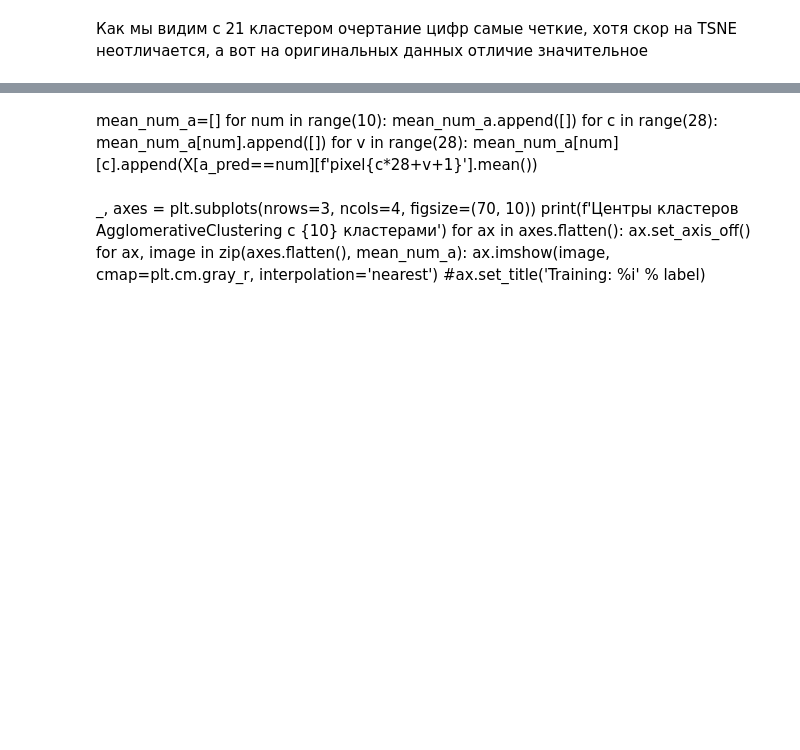
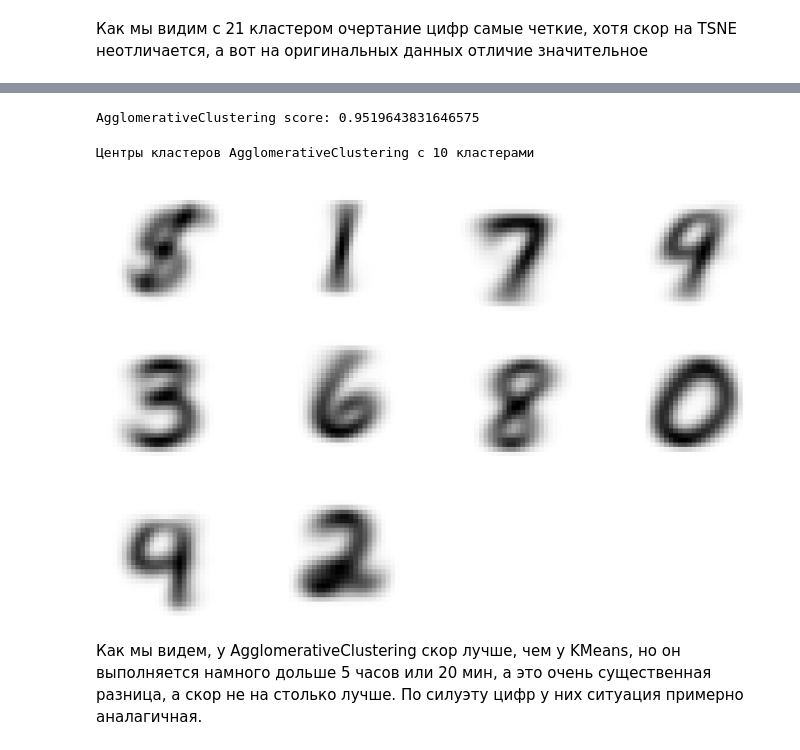
Before and after one commit to BoGodAkim/Task7_clas, a Jupyter notebook: clustering.ipynb, the cells around one changed output, grey strips where cells are left out. Drawn from its saved outputs; the diff is of its cells as text; code cells hidden in the pictures; blank space fills up the shorter version.

```diff
--- a/clustering.ipynb
+++ b/clustering.ipynb
@@ -765,16 +761,28 @@ print('AgglomerativeClustering score:',rand_score(y,a_pred))
-# %% [markdown]
-mean_num_a=[]
-for num in range(10):
-    mean_num_a.append([])
-    for c in range(28):
-        mean_num_a[num].append([])
-        for v in range(28):
-            mean_num_a[num][c].append(X[a_pred==num][f'pixel{c*28+v+1}'].mean())
-# %% [markdown]
-_, axes = plt.subplots(nrows=3, ncols=4, figsize=(70, 10))
-print(f'Центры кластеров AgglomerativeClustering с {10} кластерами')
-for ax in axes.flatten():
-    ax.set_axis_off()
-for ax, image in zip(axes.flatten(), mean_num_a):
-    ax.imshow(image, cmap=plt.cm.gray_r, interpolation='nearest')
-    #ax.set_title('Training: %i' % label)
+# %%
+a = pd.read_csv('TSNEdata_pred.csv')
+a_pred = a['X'].values.__array__()
+# %%
+print('AgglomerativeClustering score:',rand_score(y,a_pred))
+# %% [output]
+AgglomerativeClustering score: 0.9519643831646575
+# %%
+mean_num_a=[]
+for num in range(10):
+    mean_num_a.append([])
+    for c in range(28):
+        mean_num_a[num].append([])
+        for v in range(28):
+            mean_num_a[num][c].append(X[a_pred==num][f'pixel{c*28+v+1}'].mean())
+# %%
+_, axes = plt.subplots(nrows=3, ncols=4, figsize=(30, 20))
+print(f'Центры кластеров AgglomerativeClustering с {10} кластерами')
+for ax in axes.flatten():
+    ax.set_axis_off()
+for ax, image in zip(axes.flatten(), mean_num_a):
+    ax.imshow(image, cmap=plt.cm.gray_r, interpolation='nearest')
+    #ax.set_title('Training: %i' % label)
+# %% [output]
+Центры кластеров AgglomerativeClustering с 10 кластерами
+[figure, added]
+# %% [markdown]
+Как мы видем, у AgglomerativeClustering скор лучше, чем у KMeans, но он выполняется намного дольше 5 часов или 20 мин, а это очень существенная разница, а скор не на столько лучше. По силуэту цифр у них ситуация примерно аналагичная.
```
Also changed, not shown: parts of 29 cells of this notebook, 1 other file.
